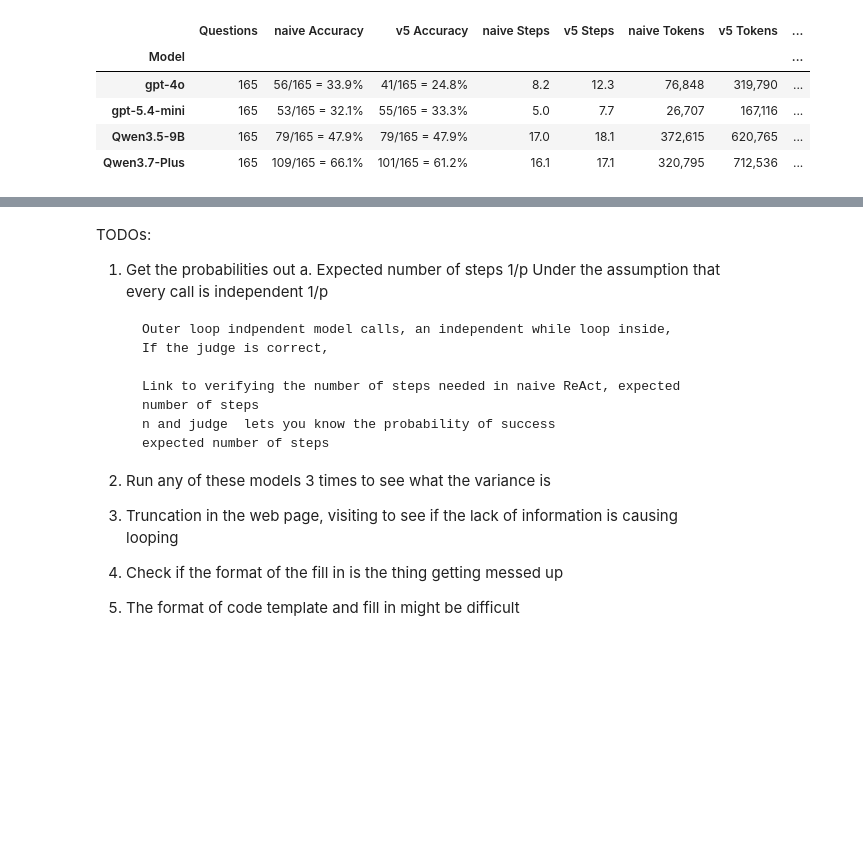
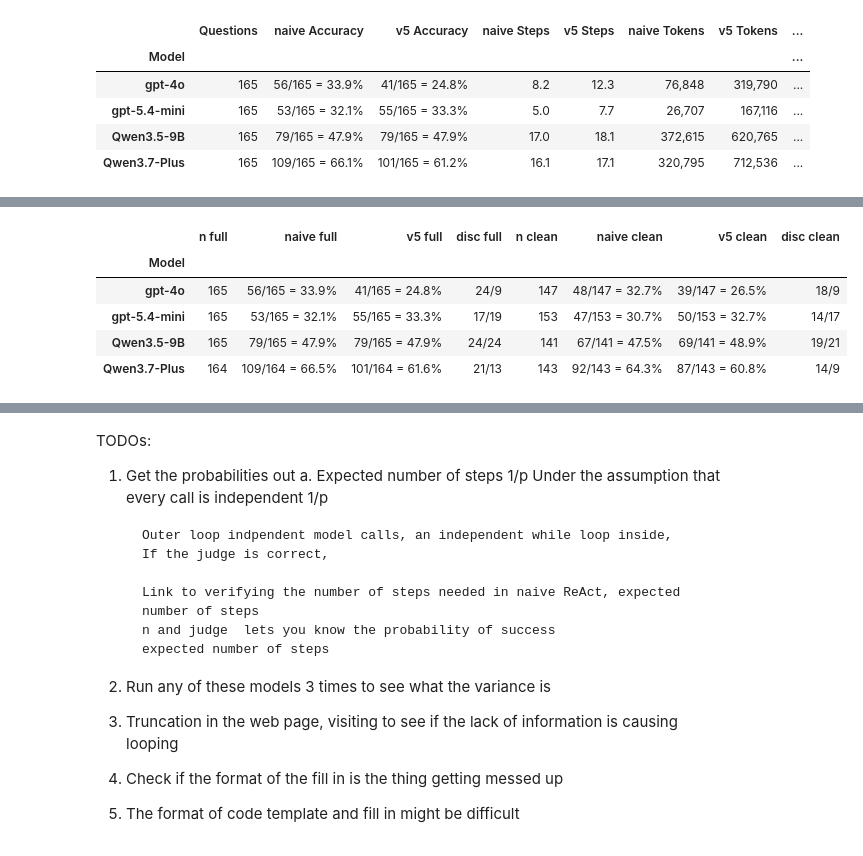
Before and after one commit to PoorvaGarg/smolagents, a Jupyter notebook: notes.ipynb, the cells around one changed output, grey strips where cells are left out. Saved outputs shown, nothing was run; the diff lists cells and outputs as text; code cells hidden in the pictures; blank space fills up the shorter version.

```diff
--- a/notes.ipynb
+++ b/notes.ipynb
@@ -846,0 +850,73 @@ display(pd.DataFrame(v5_rows).set_index("Model"))
+# %%
+# Reuses BASELINE_DIR, V5_DIRS, V5_NAIVE_DIRS, mcnemar, pickle, pd and display from the cells above.
+import sys
+
+sys.path.insert(0, str(BASELINE_DIR))
+from benchmark_leak_filter import leak_reason  # noqa: E402
+
+LEAK_ARMS = {m: (V5_NAIVE_DIRS[m], V5_DIRS[m]) for m in V5_DIRS}
+
+
+def leak_step(row) -> str | None:
+    """First step whose tool output looks like a benchmark answer-key dump, else None."""
+    for step in row.get("steps") or []:
+        obs = step.get("observations")
+        if not isinstance(obs, str):
+            continue
+        # Search results embed their URLs inline, so the same text feeds both pattern sets.
+        reason = leak_reason(url=obs, text=obs)
+        if reason:
+            return f"step {step.get('step_number')}: {reason}"
+    return None
+
+
+def load_arm(pkl_dir):
+    rows = {}
+    for p in pkl_dir.glob("*.pkl"):
+        with open(p, "rb") as f:
+            row = pickle.load(f)
+        rows[int(p.stem)] = {
+            "correct": bool(row.get("is_correct")),
+            "error": bool(row.get("error")),
+            "leak": leak_step(row),
+        }
+    return rows
+
+
+leak_rows, leak_detail = [], {}
+for model_name, (naive_dir, v5_dir) in LEAK_ARMS.items():
+    if not naive_dir.exists() or not v5_dir.exists():
+        continue
+    naive, v5 = load_arm(naive_dir), load_arm(v5_dir)
+    shared = sorted(set(naive) & set(v5))
+    # An error scores as incorrect, so drop it in either arm before comparing anything.
+    full = [i for i in shared if not naive[i]["error"] and not v5[i]["error"]]
+    leaked = [i for i in full if naive[i]["leak"] or v5[i]["leak"]]
+    clean = [i for i in full if i not in set(leaked)]
+    leak_detail[model_name] = [
+        (i, naive[i]["correct"], v5[i]["correct"], naive[i]["leak"], v5[i]["leak"]) for i in leaked
+    ]
+
+    row = {"Model": model_name}
+    for label, keep in (("full", full), ("clean", clean)):
+        if not keep:
+            row[f"n {label}"] = 0
+            row[f"naive {label}"] = row[f"v5 {label}"] = row[f"disc {label}"] = "-"
+            continue
+        nc = sum(naive[i]["correct"] for i in keep)
+        vc = sum(v5[i]["correct"] for i in keep)
+        x, y, _ = mcnemar([naive[i]["correct"] for i in keep], [v5[i]["correct"] for i in keep])
+        row[f"n {label}"] = len(keep)
+        row[f"naive {label}"] = f"{nc}/{len(keep)} = {nc / len(keep):.1%}"
+        row[f"v5 {label}"] = f"{vc}/{len(keep)} = {vc / len(keep):.1%}"
+        row[f"disc {label}"] = f"{x}/{y}"
+    leak_rows.append(row)
+
+print("=== naive vs v5, restricted to questions where NEITHER arm saw an answer-key page ===")
+print("Both arms ran with the leak filter OFF, so leaked pages were reachable in either.")
+print("'full' = every question clean of provider errors; 'clean' = also leak-free in both arms.")
+print("leak_detail[model] lists the excluded questions: (index, naive correct, v5 correct, reasons).")
+cols = ["n full", "naive full", "v5 full", "disc full",
+        "n clean", "naive clean", "v5 clean", "disc clean"]
+display(pd.DataFrame(leak_rows).set_index("Model")[cols])
+# %% [output]
@@ -846,0 +927,6 @@ display(pd.DataFrame(v5_rows).set_index("Model"))
+|  | n full | naive full | v5 full | disc full | n clean | naive clean | v5 clean | disc clean |
+| Model |  |  |  |  |  |  |  |  |
+| gpt-4o | 165 | 56/165 = 33.9% | 41/165 = 24.8% | 24/9 | 147 | 48/147 = 32.7% | 39/147 = 26.5% | 18/9 |
+| gpt-5.4-mini | 165 | 53/165 = 32.1% | 55/165 = 33.3% | 17/19 | 153 | 47/153 = 30.7% | 50/153 = 32.7% | 14/17 |
+| Qwen3.5-9B | 165 | 79/165 = 47.9% | 79/165 = 47.9% | 24/24 | 141 | 67/141 = 47.5% | 69/141 = 48.9% | 19/21 |
+| Qwen3.7-Plus | 164 | 109/164 = 66.5% | 101/164 = 61.6% | 21/13 | 143 | 92/143 = 64.3% | 87/143 = 60.8% | 14/9 |
```
Also changed, not shown: parts of 10 cells of this notebook, 9 other files.
